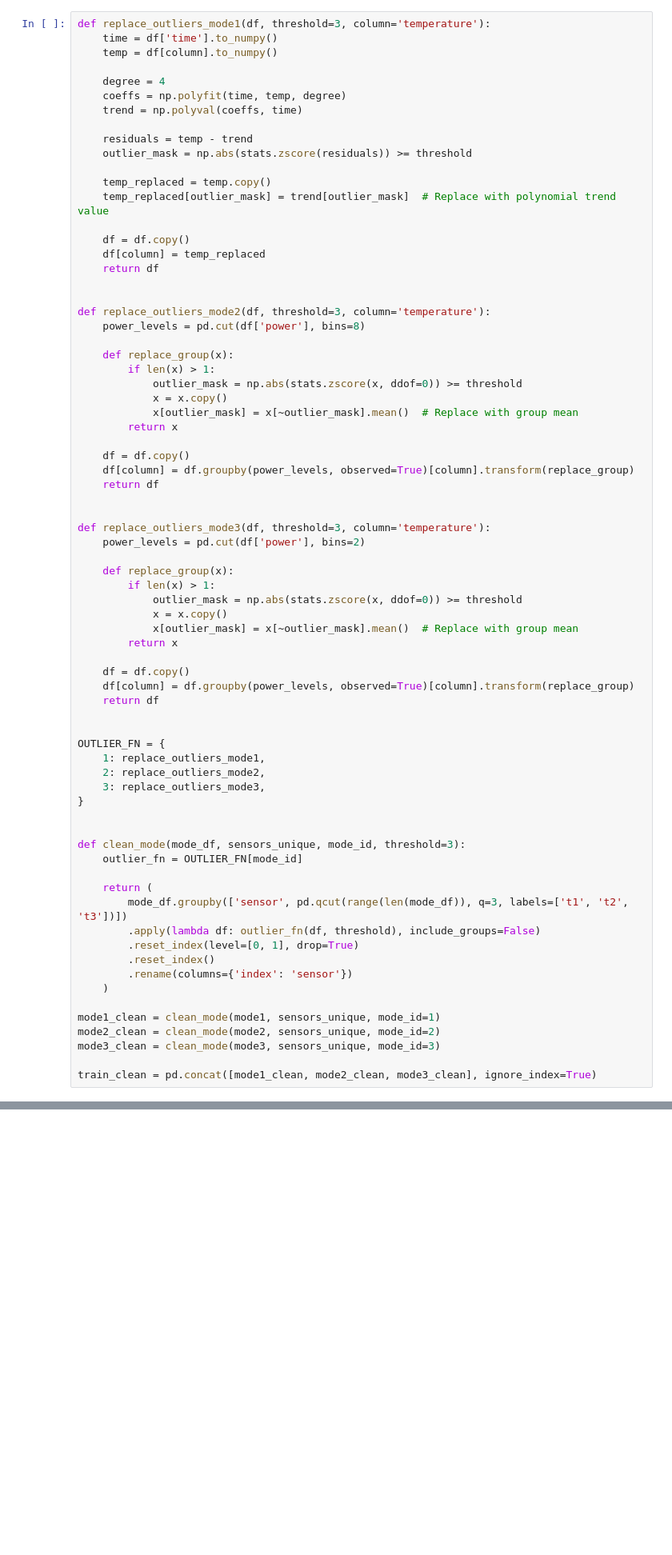
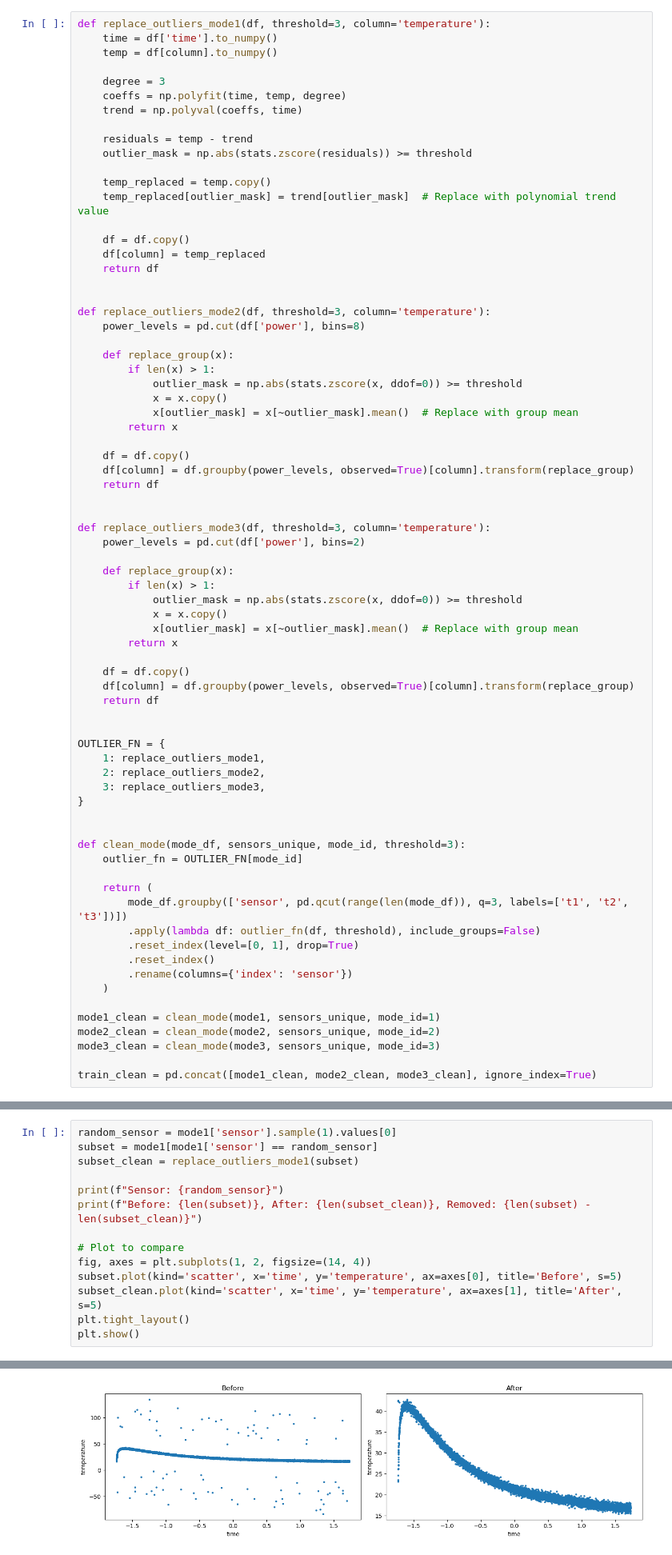
Before and after one commit to alicebeast/FinalProject_ML, a Jupyter notebook: train.ipynb, the cells around one changed output, grey strips where cells are left out. Shown at 80% size. Cells and saved outputs as stored; diff of their text form; blank space fills up the shorter version.

```diff
--- a/train.ipynb
+++ b/train.ipynb
@@ -439,7 +388,7 @@ def replace_outliers_mode1(df, threshold=3, column='temperature'):
     time = df['time'].to_numpy()
     temp = df[column].to_numpy()
 
-    degree = 4
+    degree = 3
     coeffs = np.polyfit(time, temp, degree)
     trend = np.polyval(coeffs, time)
 
@@ -520,0 +470,15 @@ plt.show()
+# %%
+random_sensor = mode1['sensor'].sample(1).values[0]
+subset = mode1[mode1['sensor'] == random_sensor]
+subset_clean = replace_outliers_mode1(subset)
+
+print(f"Sensor: {random_sensor}")
+print(f"Before: {len(subset)}, After: {len(subset_clean)}, Removed: {len(subset) - len(subset_clean)}")
+
+# Plot to compare
+fig, axes = plt.subplots(1, 2, figsize=(14, 4))
+subset.plot(kind='scatter', x='time', y='temperature', ax=axes[0], title='Before', s=5)
+subset_clean.plot(kind='scatter', x='time', y='temperature', ax=axes[1], title='After', s=5)
+plt.tight_layout()
+plt.show()
+# %% [output]
@@ -521,3 +487,4 @@ plt.show()
+[figure, new version]
 # %% [markdown]
 # 5. Model Training
 # %% [markdown]
```
Also changed, not shown: parts of 46 cells of this notebook.
